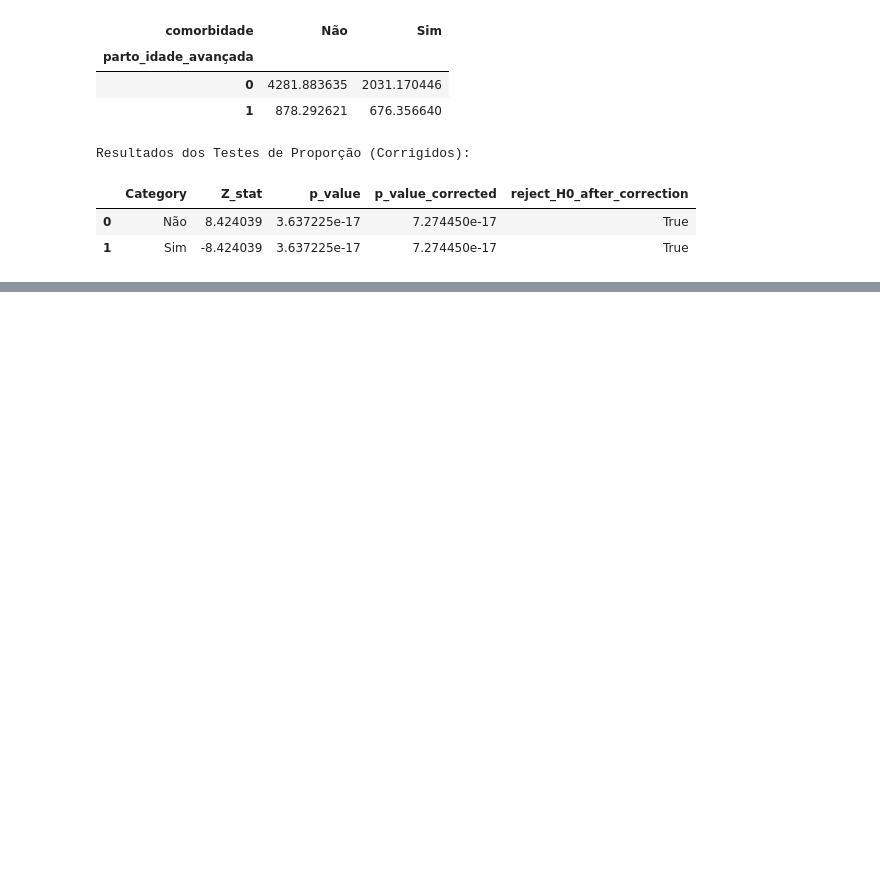
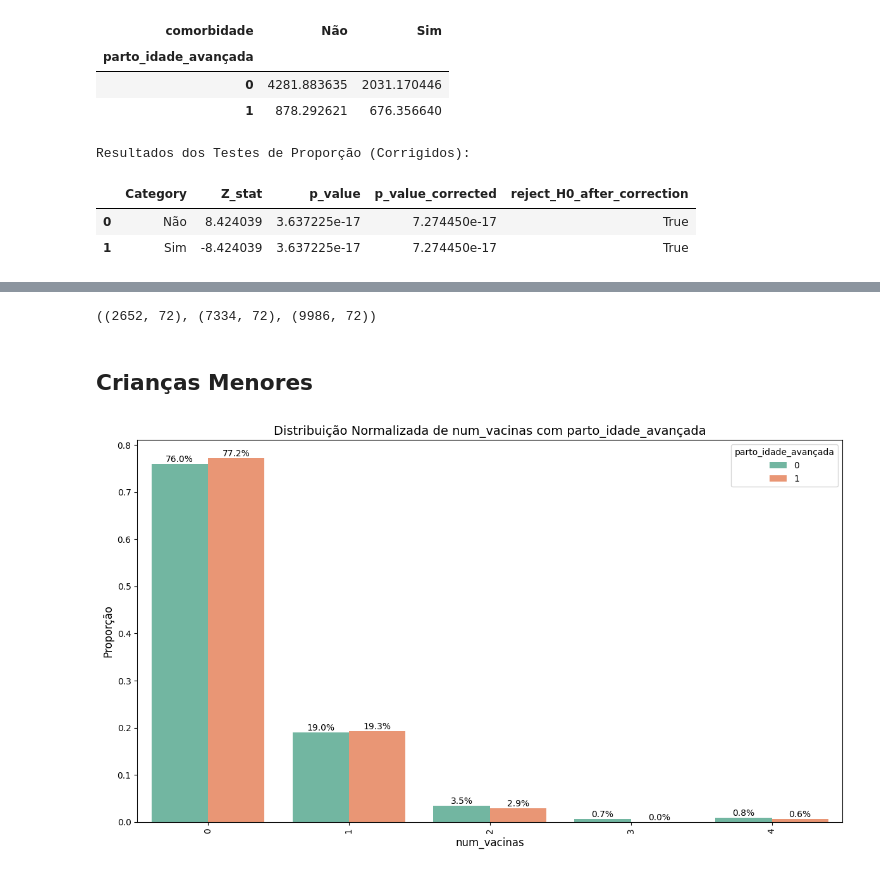
Before and after one commit to LeandroCoelhos/Notebook_PNS, a Jupyter notebook: 05_testes_estatisticos.ipynb, the cells around one changed output, grey strips where cells are left out. Cells and saved outputs as stored; diff of their text form; code cells hidden in the pictures; blank space fills up the shorter version.

```diff
--- a/05_testes_estatisticos.ipynb
+++ b/05_testes_estatisticos.ipynb
@@ -782,0 +961,9 @@ Resultados dos Testes de Proporção (Corrigidos):
+# %%
+df_grupo_criancas['idade'] = df_grupo_criancas['idade'].astype(int)
+df_maior = df_grupo_criancas[df_grupo_criancas.idade>=2].copy()
+df_menor = df_grupo_criancas[df_grupo_criancas.idade<2].copy()
+df_menor.shape, df_maior.shape,df_grupo_criancas.shape
+# %% [output]
+((2652, 72), (7334, 72), (9986, 72))
+# %% [markdown]
+## Crianças Menores
@@ -782,0 +983,4 @@ Resultados dos Testes de Proporção (Corrigidos):
+# %%
+plot_with_hue_normalized(df_menor, 'num_vacinas', 'parto_idade_avançada')
+# %% [output]
+[figure, added]
```
Also changed, not shown: parts of 22 cells of this notebook, 2 other files.
